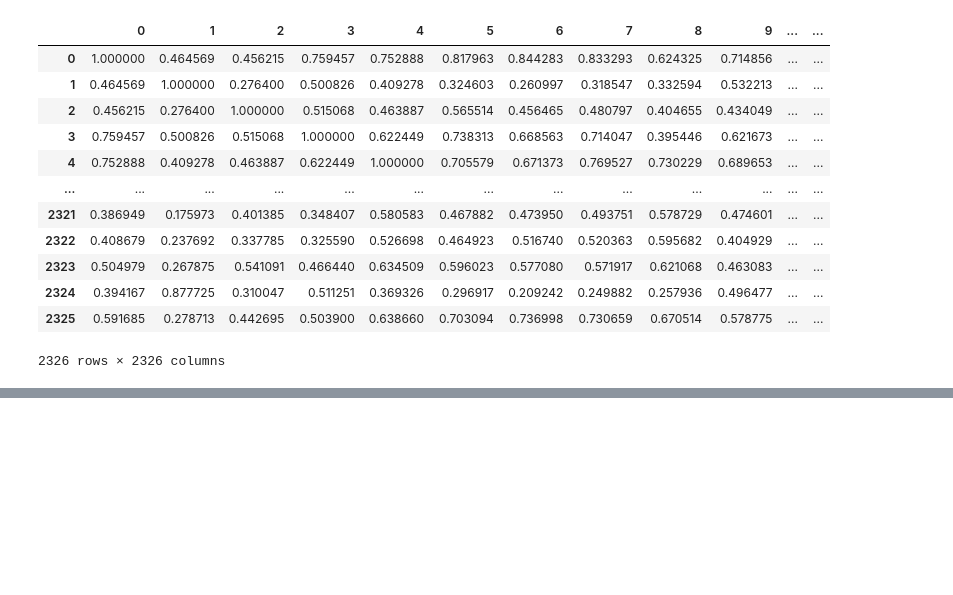
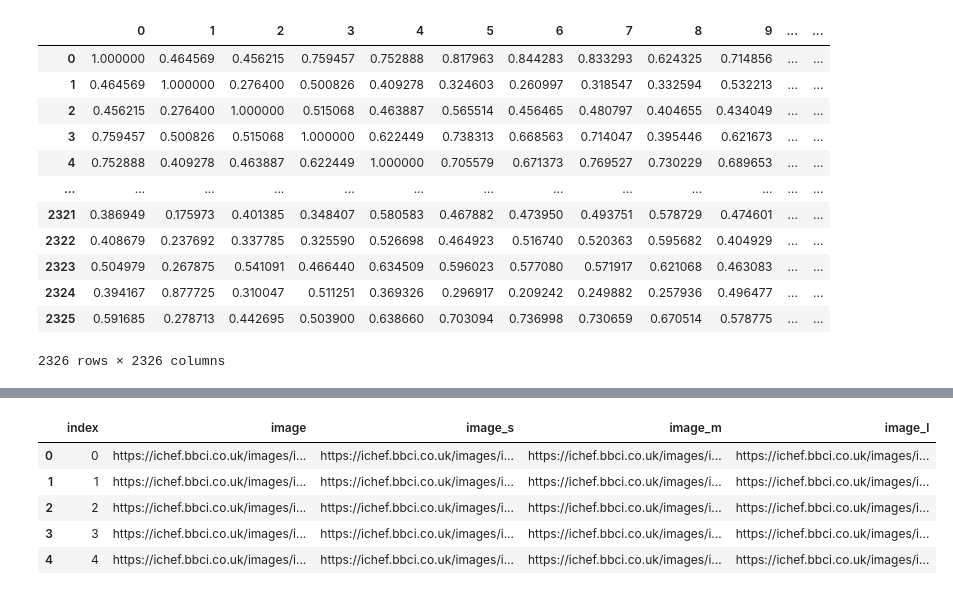
Before and after one commit to hfock/uu-recommendation-systems, a Jupyter notebook: src/data-processing/data-processing.ipynb, the cells around one changed output, grey strips where cells are left out. Saved outputs shown, nothing was run; the diff lists cells and outputs as text; code cells hidden in the pictures; blank space fills up the shorter version.

```diff
--- a/src/data-processing/data-processing.ipynb
+++ b/src/data-processing/data-processing.ipynb
@@ -367,0 +382,9 @@ df_cos
+# %%
+df_img.head()
+# %% [output]
+|  | index | image | image_s | image_m | image_l |
+| 0 | 0 | https://ichef.bbci.co.uk/images/i... | https://ichef.bbci.co.uk/images/i... | https://ichef.bbci.co.uk/images/i... | https://ichef.bbci.co.uk/images/i... |
+| 1 | 1 | https://ichef.bbci.co.uk/images/i... | https://ichef.bbci.co.uk/images/i... | https://ichef.bbci.co.uk/images/i... | https://ichef.bbci.co.uk/images/i... |
+| 2 | 2 | https://ichef.bbci.co.uk/images/i... | https://ichef.bbci.co.uk/images/i... | https://ichef.bbci.co.uk/images/i... | https://ichef.bbci.co.uk/images/i... |
+| 3 | 3 | https://ichef.bbci.co.uk/images/i... | https://ichef.bbci.co.uk/images/i... | https://ichef.bbci.co.uk/images/i... | https://ichef.bbci.co.uk/images/i... |
+| 4 | 4 | https://ichef.bbci.co.uk/images/i... | https://ichef.bbci.co.uk/images/i... | https://ichef.bbci.co.uk/images/i... | https://ichef.bbci.co.uk/images/i... |
```
Also changed, not shown: parts of 7 cells of this notebook, 1 other file.
